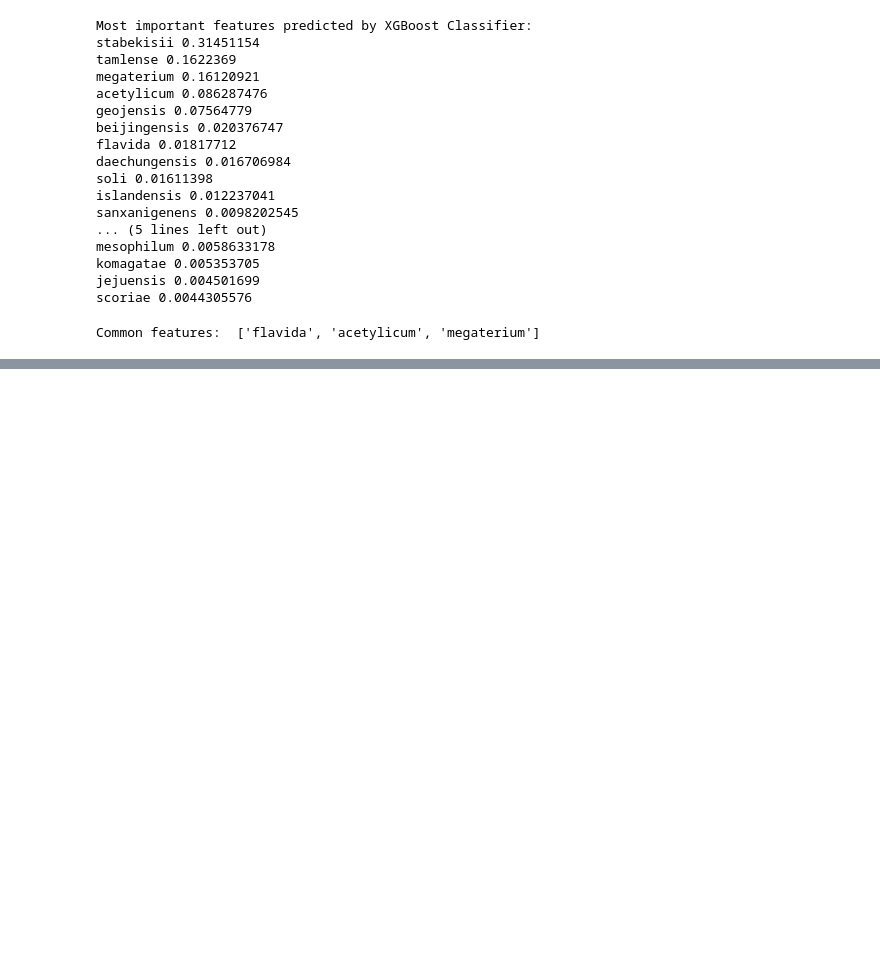
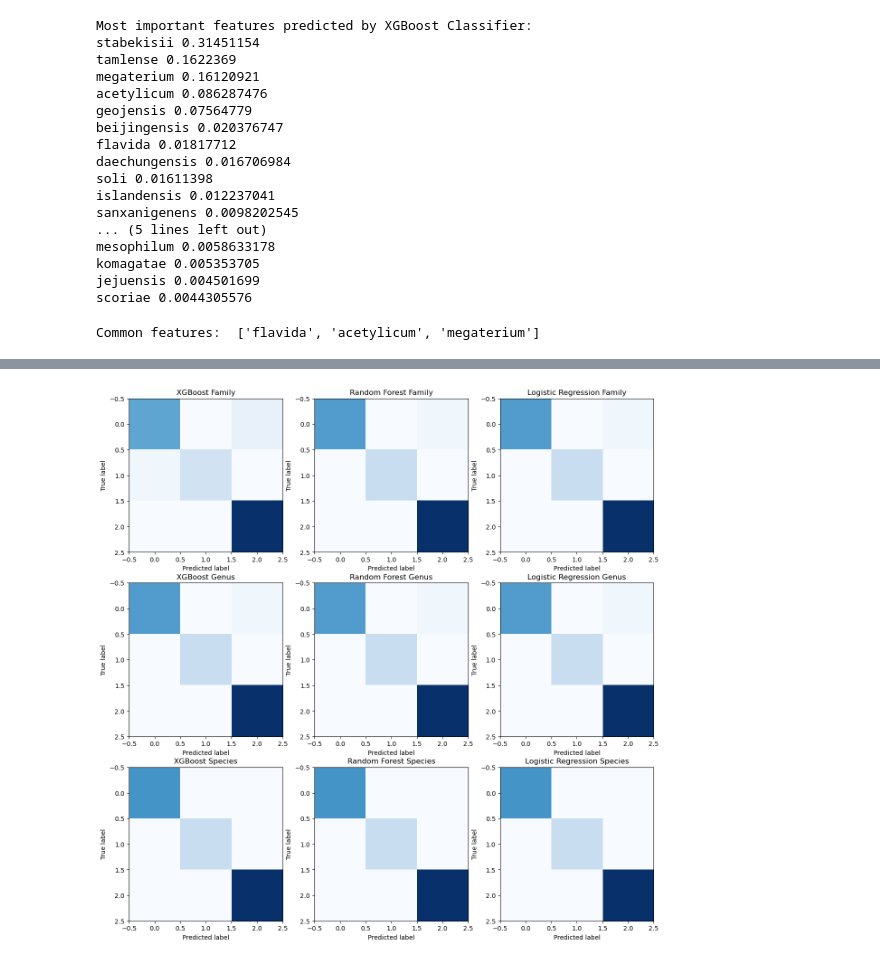
Before and after one commit to tianyi0216/ML_Microbiome, a Jupyter notebook: fumigation_predict.ipynb, the cells around one changed output, grey strips where cells are left out. Drawn from its saved outputs; the diff is of its cells as text; code cells hidden in the pictures; blank space fills up the shorter version.

```diff
--- a/fumigation_predict.ipynb
+++ b/fumigation_predict.ipynb
@@ -779,0 +811,60 @@ Common features:  ['flavida', 'acetylicum', 'megaterium']
+# %%
+# Confusion Matrix
+
+from sklearn.metrics import confusion_matrix
+
+# plot confusion matrix
+
+fig, ax = plt.subplots(3, 3, figsize=(15, 15))
+
+# family
+ax[0, 0].imshow(cm_XGB_fam , cmap=plt.cm.Blues)
+ax[0, 0].set_title('XGBoost Family')
+ax[0, 0].set_ylabel('True label')
+ax[0, 0].set_xlabel('Predicted label')
+
+ax[0, 1].imshow(cm_RF_fam, cmap=plt.cm.Blues)
+ax[0, 1].set_title('Random Forest Family')
+ax[0, 1].set_ylabel('True label')
+ax[0, 1].set_xlabel('Predicted label')
+
+ax[0, 2].imshow(cm_lr_fam, cmap=plt.cm.Blues)
+ax[0, 2].set_title('Logistic Regression Family')
+ax[0, 2].set_ylabel('True label')
+ax[0, 2].set_xlabel('Predicted label')
+
+# genus
+ax[1, 0].imshow(cm_XGB_genus, cmap=plt.cm.Blues)
+ax[1, 0].set_title('XGBoost Genus')
+ax[1, 0].set_ylabel('True label')
+ax[1, 0].set_xlabel('Predicted label')
+
+ax[1, 1].imshow(cm_RF_genus, cmap=plt.cm.Blues)
+ax[1, 1].set_title('Random Forest Genus')
+ax[1, 1].set_ylabel('True label')
+ax[1, 1].set_xlabel('Predicted label')
+
+ax[1, 2].imshow(cm_lr_genus, cmap=plt.cm.Blues)
+ax[1, 2].set_title('Logistic Regression Genus')
+ax[1, 2].set_ylabel('True label')
+ax[1, 2].set_xlabel('Predicted label')
+
+# species
+ax[2, 0].imshow(cm_XGB_spec, cmap=plt.cm.Blues)
+ax[2, 0].set_title('XGBoost Species')
+ax[2, 0].set_ylabel('True label')
+ax[2, 0].set_xlabel('Predicted label')
+
+ax[2, 1].imshow(cm_RF_spec, cmap=plt.cm.Blues)
+ax[2, 1].set_title('Random Forest Species')
+ax[2, 1].set_ylabel('True label')
+ax[2, 1].set_xlabel('Predicted label')
+
+ax[2, 2].imshow(cm_lr_spec, cmap=plt.cm.Blues)
+ax[2, 2].set_title('Logistic Regression Species')
+ax[2, 2].set_ylabel('True label')
+ax[2, 2].set_xlabel('Predicted label')
+
+plt.show()
+# %% [output]
+[figure, added]
```
Also changed, not shown: parts of 43 cells of this notebook.
